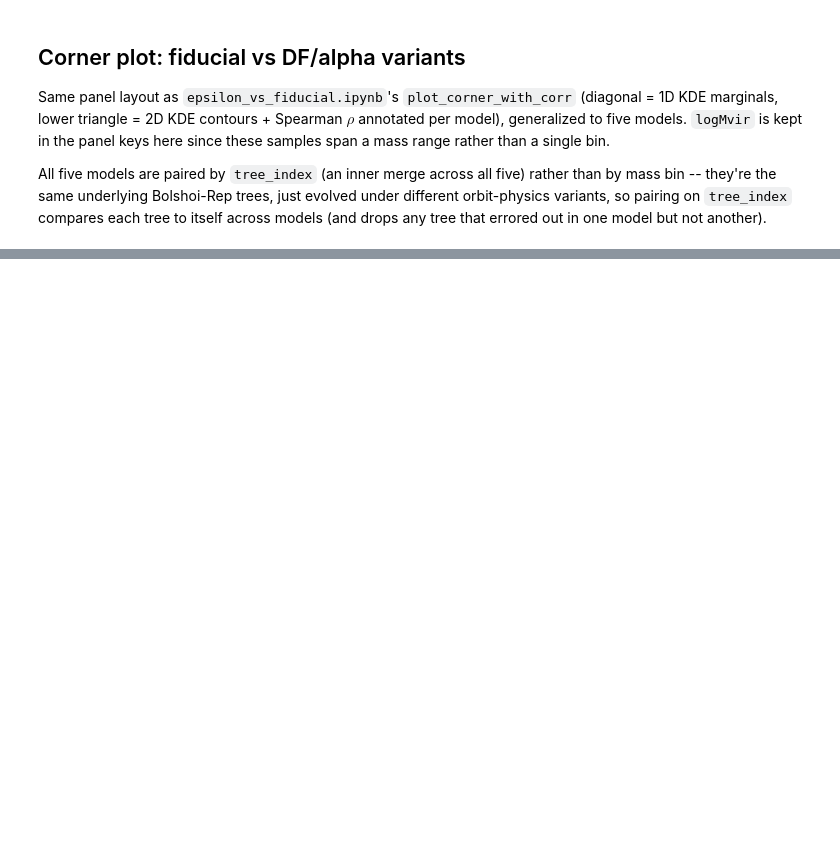
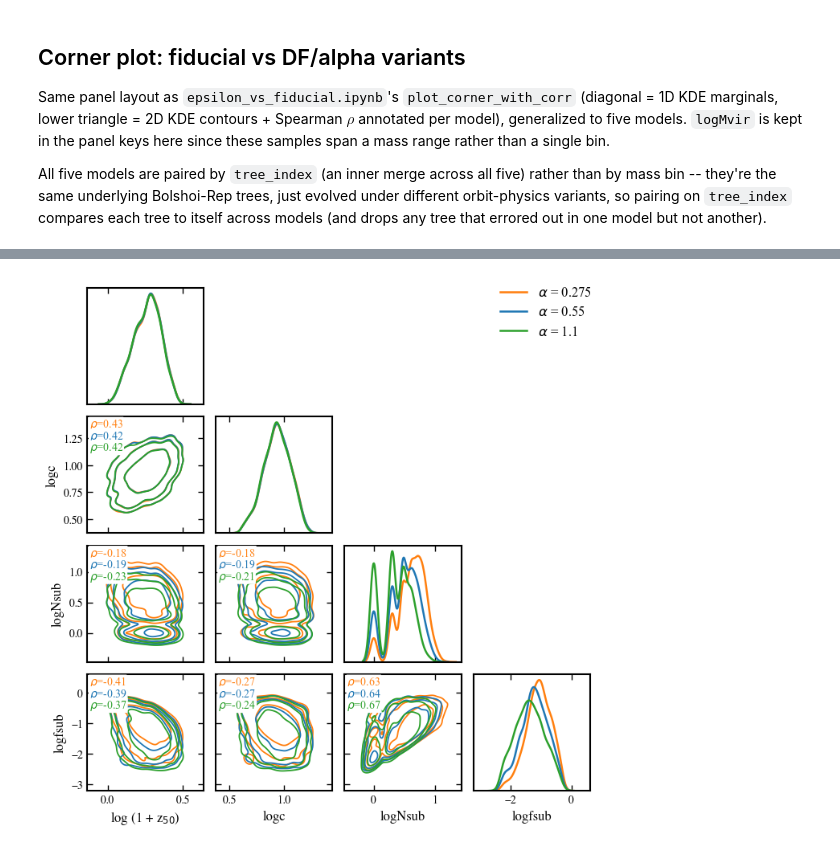
Before and after one commit to jsmonzon/MassSpec, a Jupyter notebook: notebooks/paper3/bolshoi_rep.ipynb, the cells around one changed output, grey strips where cells are left out. Saved outputs shown, nothing was run; the diff lists cells and outputs as text; code cells hidden in the pictures; blank space fills up the shorter version.

```diff
--- a/notebooks/paper3/bolshoi_rep.ipynb
+++ b/notebooks/paper3/bolshoi_rep.ipynb
@@ -210,5 +216,0 @@ fig = plot_corner_with_corr(matched, models=models, keys=keys, paramNames=paramN
-# %%
-for suf, label in models:
-    sns.kdeplot(matched[f"fsub_{suf}"], label=label, color=dict(zip([m for _, m in models], colors))[label])
-plt.xlabel("fsub")
-plt.legend()
@@ -214,0 +232,10 @@ plt.legend()
+# %%
+keys = ["log1pz50", "logc", "logNsub", "logfsub"]
+paramNames = ["log (1 + z$_{50}$)", "logc", "logNsub", "logfsub"]
+colors = ("C1", "C0", "C2")
+
+fig = plot_corner_with_corr(matched, models=models, keys=keys, paramNames=paramNames,
+                             colors=colors, figsize=7.0)
+fig.savefig("../../figures/corner_alpha.pdf", bbox_inches="tight")  # not auto-saving to disk -- left inline only
+# %% [output]
+[figure, added]
```
Also changed, not shown: parts of 6 cells of this notebook, 13 other files.
